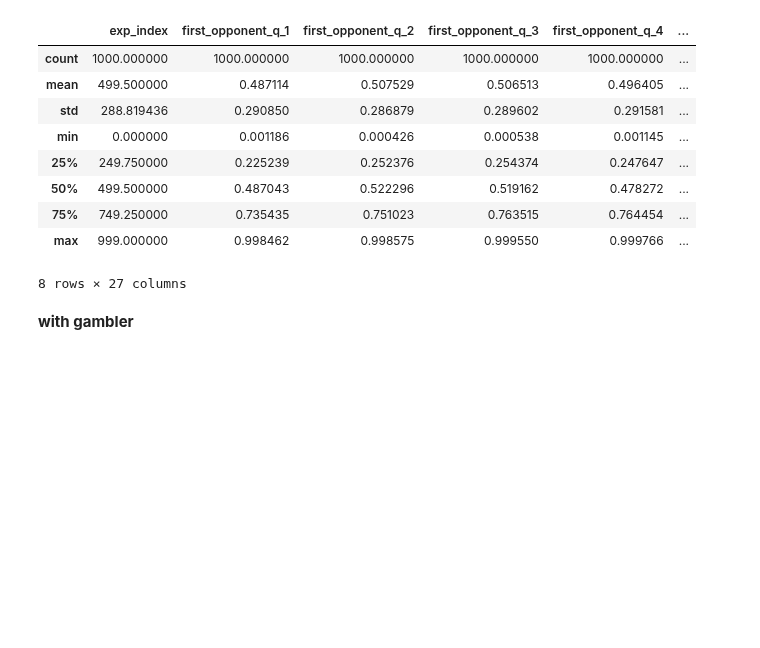
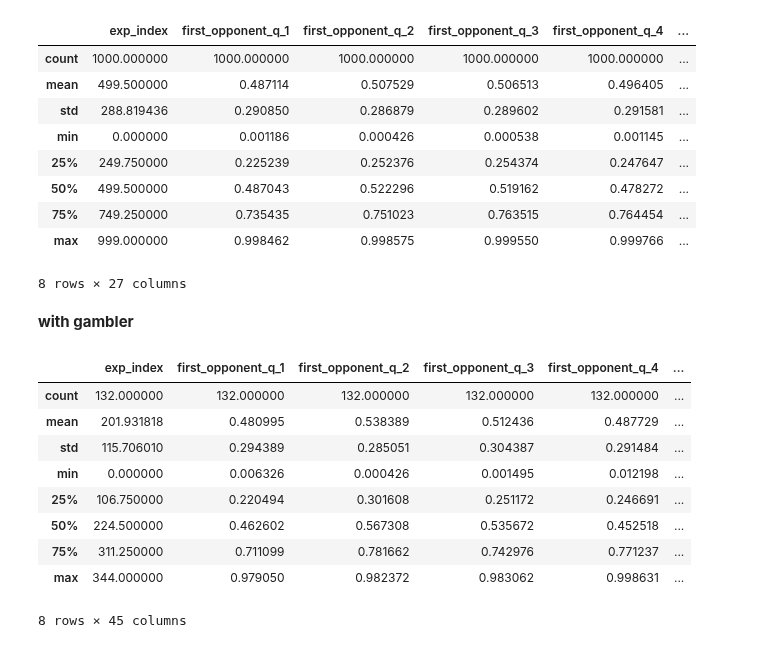
Before and after one commit to Nikoleta-v3/Memory-size-in-the-prisoners-dilemma, a Jupyter notebook: nbs/0.0.3 Preview data.ipynb, the cells around one changed output. Saved outputs shown, nothing was run; the diff lists cells and outputs as text; code cells hidden in the pictures; blank space fills up the shorter version.

```diff
--- a/nbs/0.0.3 Preview data.ipynb
+++ b/nbs/0.0.3 Preview data.ipynb
@@ -56,3 +56,16 @@ data.describe()
 **with gambler**
 # %%
 gambler = read_sql_data_frame('../data/with_gambler/the_main.db')
+# %%
+gambler.describe()
+# %% [output]
+|  | exp_index | first_opponent_q_1 | first_opponent_q_2 | first_opponent_q_3 | first_opponent_q_4 | ... |
+| count | 132.000000 | 132.000000 | 132.000000 | 132.000000 | 132.000000 | ... |
+| mean | 201.931818 | 0.480995 | 0.538389 | 0.512436 | 0.487729 | ... |
+| std | 115.706010 | 0.294389 | 0.285051 | 0.304387 | 0.291484 | ... |
+| min | 0.000000 | 0.006326 | 0.000426 | 0.001495 | 0.012198 | ... |
+| 25% | 106.750000 | 0.220494 | 0.301608 | 0.251172 | 0.246691 | ... |
+| 50% | 224.500000 | 0.462602 | 0.567308 | 0.535672 | 0.452518 | ... |
+| 75% | 311.250000 | 0.711099 | 0.781662 | 0.742976 | 0.771237 | ... |
+| max | 344.000000 | 0.979050 | 0.982372 | 0.983062 | 0.998631 | ... |
+8 rows × 45 columns
```
Also changed, not shown: parts of 1 cell of this notebook, 10 other files.
